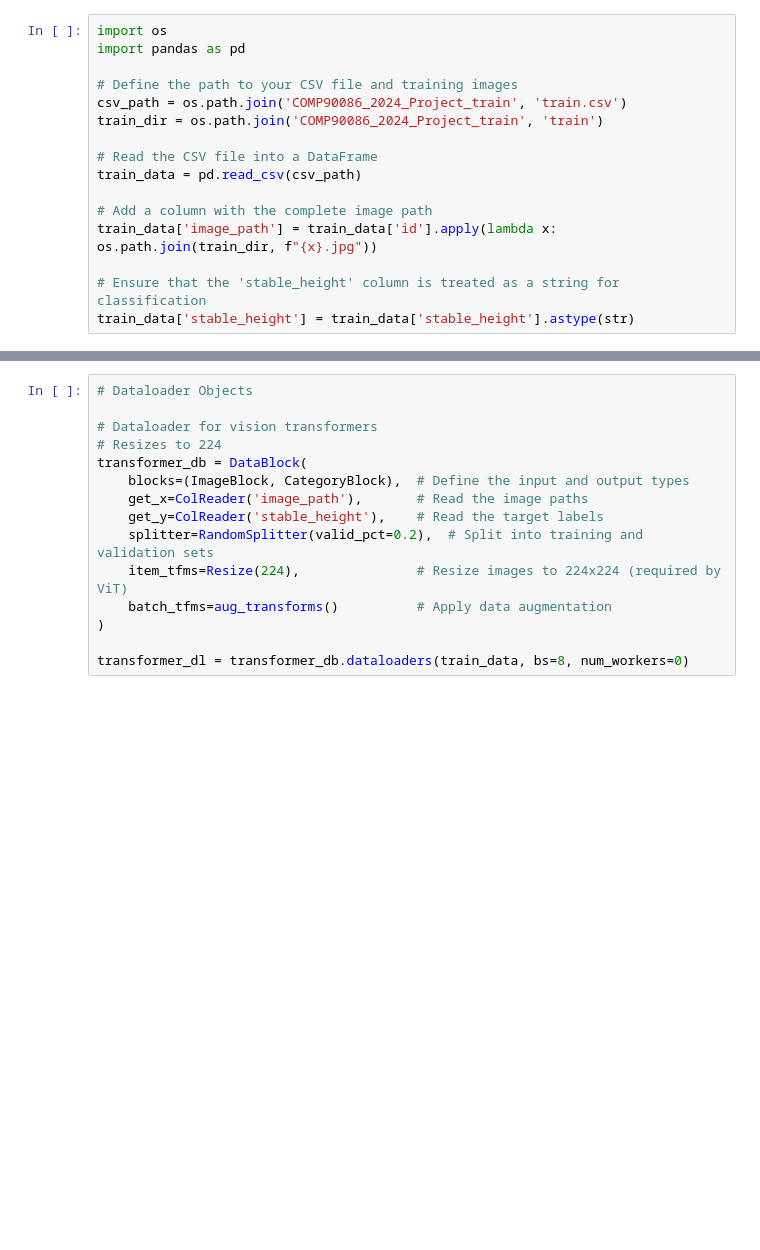
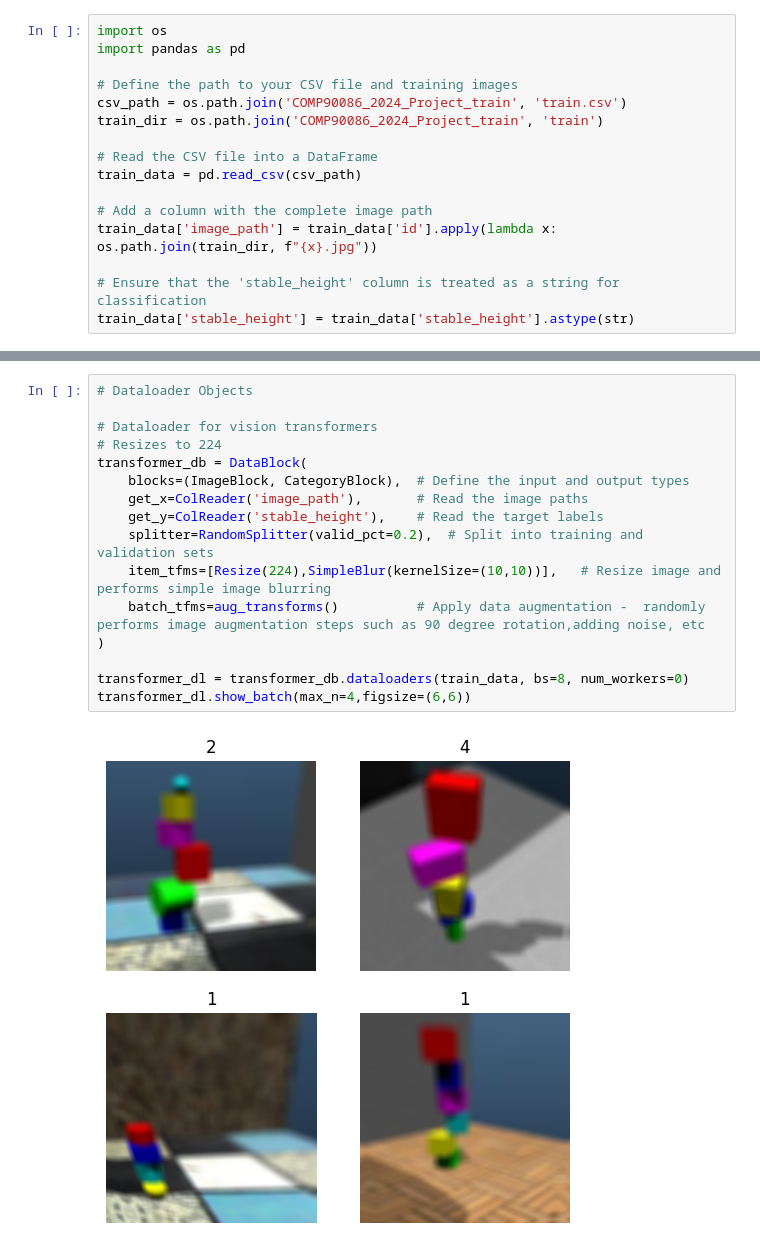
Before and after one commit to julehalim/ComputerVisionFinal, a Jupyter notebook: Vision_Transformers.ipynb, the cells around one changed output, grey strips where cells are left out. Saved outputs shown, nothing was run; the diff lists cells and outputs as text; blank space fills up the shorter version.

```diff
--- a/Vision_Transformers.ipynb
+++ b/Vision_Transformers.ipynb
@@ -88,18 +104,21 @@ need
 # %%
 # Dataloader Objects
 
 # Dataloader for vision transformers
 # Resizes to 224
 transformer_db = DataBlock(
     blocks=(ImageBlock, CategoryBlock),  # Define the input and output types
     get_x=ColReader('image_path'),       # Read the image paths
     get_y=ColReader('stable_height'),    # Read the target labels
     splitter=RandomSplitter(valid_pct=0.2),  # Split into training and validation sets
-    item_tfms=Resize(224),               # Resize images to 224x224 (required by ViT)
-    batch_tfms=aug_transforms()          # Apply data augmentation
+    item_tfms=[Resize(224),SimpleBlur(kernelSize=(10,10))],   # Resize image and performs simple image blurring
+    batch_tfms=aug_transforms()          # Apply data augmentation -  randomly performs image augmentation steps such as 90 degree rotation,adding noise, etc
 )
 
 transformer_dl = transformer_db.dataloaders(train_data, bs=8, num_workers=0)
+transformer_dl.show_batch(max_n=4,figsize=(6,6))
+# %% [output]
+[figure, added]
 # %%
 ## Class for utilizing the Callback function from fastai
 # Define the callback within the function
```
Also changed, not shown: parts of 7 cells of this notebook.
